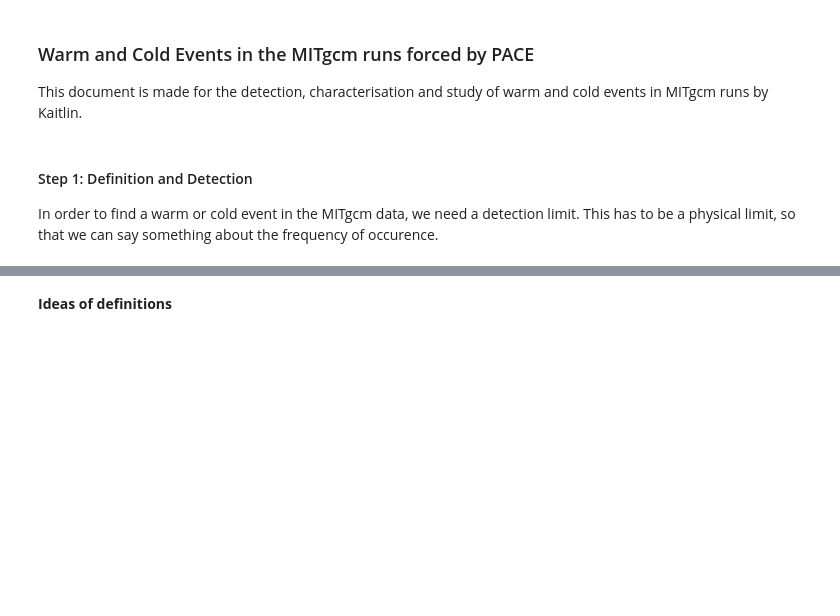
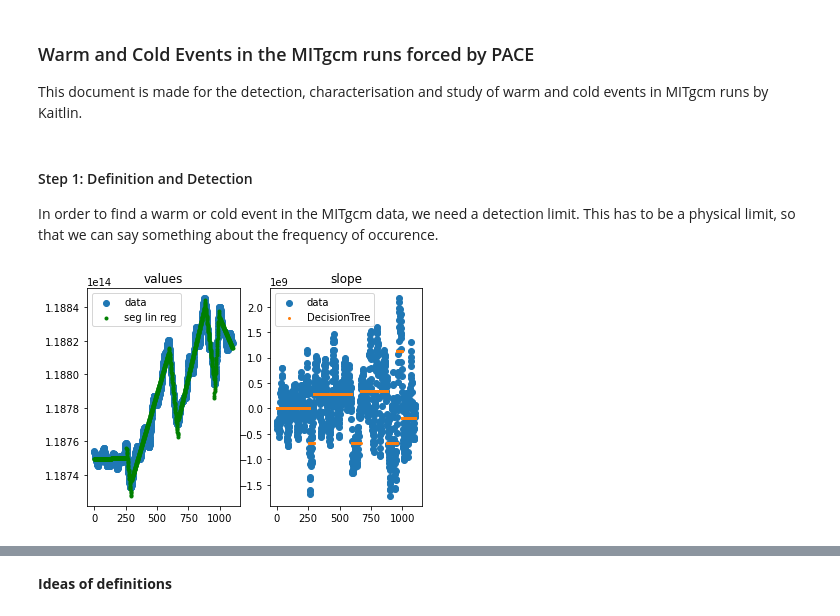
Before and after one commit to Joren1996/Amundsen_Sea_Project, a Jupyter notebook: mitgcm/warmAndColdEvents.ipynb, the cells around one changed output, grey strips where cells are left out. Drawn from its saved outputs; the diff is of its cells as text; code cells hidden in the pictures; blank space fills up the shorter version.

```diff
--- a/mitgcm/warmAndColdEvents.ipynb
+++ b/mitgcm/warmAndColdEvents.ipynb
@@ -12,0 +23,57 @@ In order to find a warm or cold event in the MITgcm data, we need a detection li
+# %%
+import numpy as np
+import matplotlib.pylab as plt
+from sklearn.tree import DecisionTreeRegressor
+from sklearn.linear_model import LinearRegression
+
+# parameters for setup
+n_data = 25
+
+# segmented linear regression parameters
+n_seg = 8
+
+np.random.seed(0)
+fig, (ax0, ax1) = plt.subplots(1, 2)
+
+# example 1
+#xs = np.sort(np.random.rand(n_data))
+#ys = np.random.rand(n_data) * .3 + np.tanh(5* (xs -.5))
+
+# example 2
+#xs = np.linspace(-1, 1, 20)
+#ys = np.random.rand(n_data) * .3 + np.tanh(3*xs)
+
+window=24
+ys=total['amundsen_shelf_ohc_below_0m']['1920':'2013'].rolling(window, center=True).mean().mean(axis=1).values[int(window/2):-int(window/2)]
+xs=np.arange(len(ys))
+
+
+dys = np.gradient(ys, xs)
+
+rgr = DecisionTreeRegressor(max_leaf_nodes=n_seg)
+rgr.fit(xs.reshape(-1, 1), dys.reshape(-1, 1))
+dys_dt = rgr.predict(xs.reshape(-1, 1)).flatten()
+
+ys_sl = np.ones(len(xs)) * np.nan
+for y in np.unique(dys_dt):
+    msk = dys_dt == y
+    lin_reg = LinearRegression()
+    lin_reg.fit(xs[msk].reshape(-1, 1), ys[msk].reshape(-1, 1))
+    ys_sl[msk] = lin_reg.predict(xs[msk].reshape(-1, 1)).flatten()
+    ax0.plot([xs[msk][0], xs[msk][-1]],
+             [ys_sl[msk][0], ys_sl[msk][-1]],
+             color='r', zorder=1)
+
+ax0.set_title('values')
+ax0.scatter(xs, ys, label='data')
+ax0.scatter(xs, ys_sl, s=3**2, label='seg lin reg', color='g', zorder=5)
+ax0.legend()
+
+ax1.set_title('slope')
+ax1.scatter(xs, dys, label='data')
+ax1.scatter(xs, dys_dt, label='DecisionTree', s=2**2)
+ax1.legend()
+
+plt.show()
+# %% [output]
+[figure, added]
```
Also changed, not shown: parts of 10 cells of this notebook, 3 other files.
